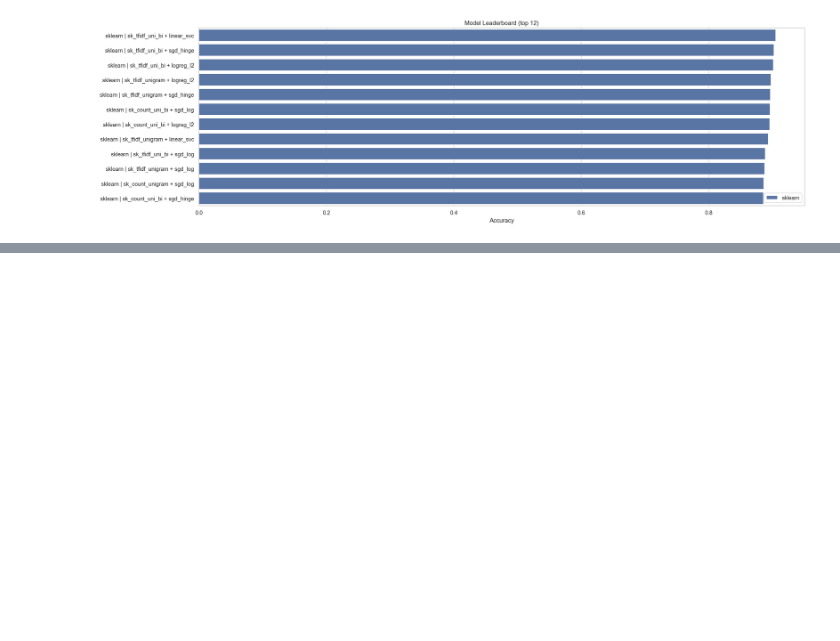
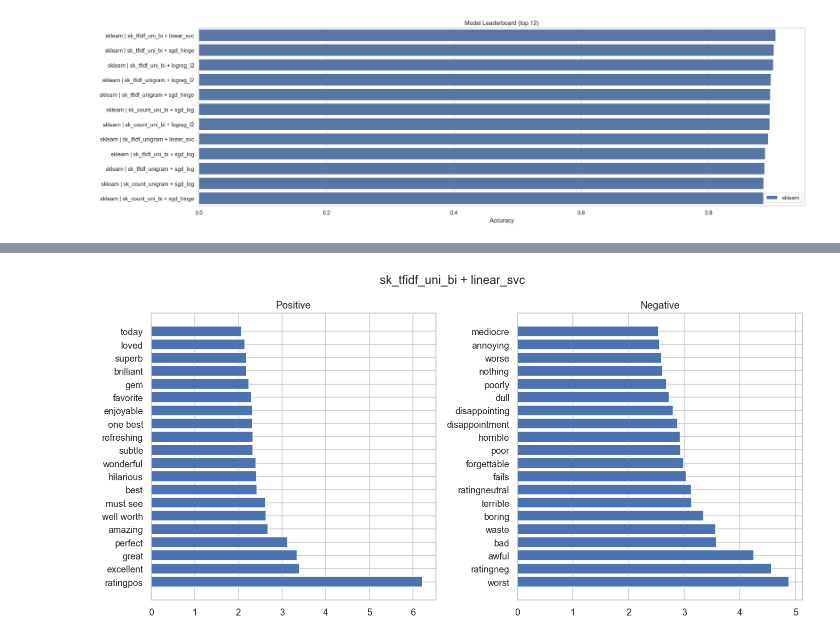
Before and after one commit to Sifat-Ahmed/imdb-movie-classification, a Jupyter notebook: notebooks/Step_2_ML_classification.ipynb, the cells around one changed output, grey strips where cells are left out. Cells and saved outputs as stored; diff of their text form; code cells hidden in the pictures; blank space fills up the shorter version.

```diff
--- a/notebooks/Step_2_ML_classification.ipynb
+++ b/notebooks/Step_2_ML_classification.ipynb
@@ -366,0 +430,32 @@ plot_top_features_linear(feat_names, mdl, n=20, title=f"{best_sk['vectorizer']}
+# %%
+try:
+    best_sk = combined_df[combined_df["source"]=="sklearn"].iloc[0]
+    from sklearn.feature_extraction.text import TfidfVectorizer, CountVectorizer
+    from sklearn.svm import LinearSVC
+    from sklearn.linear_model import LogisticRegression
+
+    vec = sk_vecs[best_sk["vectorizer"]]
+    mdl = sk_models[best_sk["model"]]
+    X_tr = vec.fit_transform(X_train_raw)
+    mdl.fit(X_tr, y_train.to_numpy())
+    feat_names = np.array(vec.get_feature_names_out())
+
+    def plot_top_features_linear(feature_names, model, n=20, title="Top features"):
+        if hasattr(model, "coef_"):
+            w = model.coef_.ravel()
+        elif hasattr(model, "feature_log_prob_"):
+            w = model.feature_log_prob_[1] - model.feature_log_prob_[0]
+        else:
+            print("No linear/NB weights available."); return
+        top_pos = np.argsort(w)[-n:][::-1]
+        top_neg = np.argsort(w)[:n]
+        fig, axes = plt.subplots(1,2, figsize=(12,6), sharey=False)
+        axes[0].barh(range(n), w[top_pos][::-1]); axes[0].set_yticks(range(n)); axes[0].set_yticklabels(feature_names[top_pos][::-1]); axes[0].set_title("Positive"); axes[0].invert_yaxis()
+        axes[1].barh(range(n), (-w[top_neg])[::-1]); axes[1].set_yticks(range(n)); axes[1].set_yticklabels(feature_names[top_neg][::-1]); axes[1].set_title("Negative"); axes[1].invert_yaxis()
+        fig.suptitle(title); plt.tight_layout(); plt.show()
+
+    plot_top_features_linear(feat_names, mdl, n=20, title=f"{best_sk['vectorizer']} + {best_sk['model']}")
+except Exception as e:
+    print("Feature plot skipped:", e)
+# %% [output]
+[figure, added]
```
Also changed, not shown: parts of 19 cells of this notebook, 2 other files.
